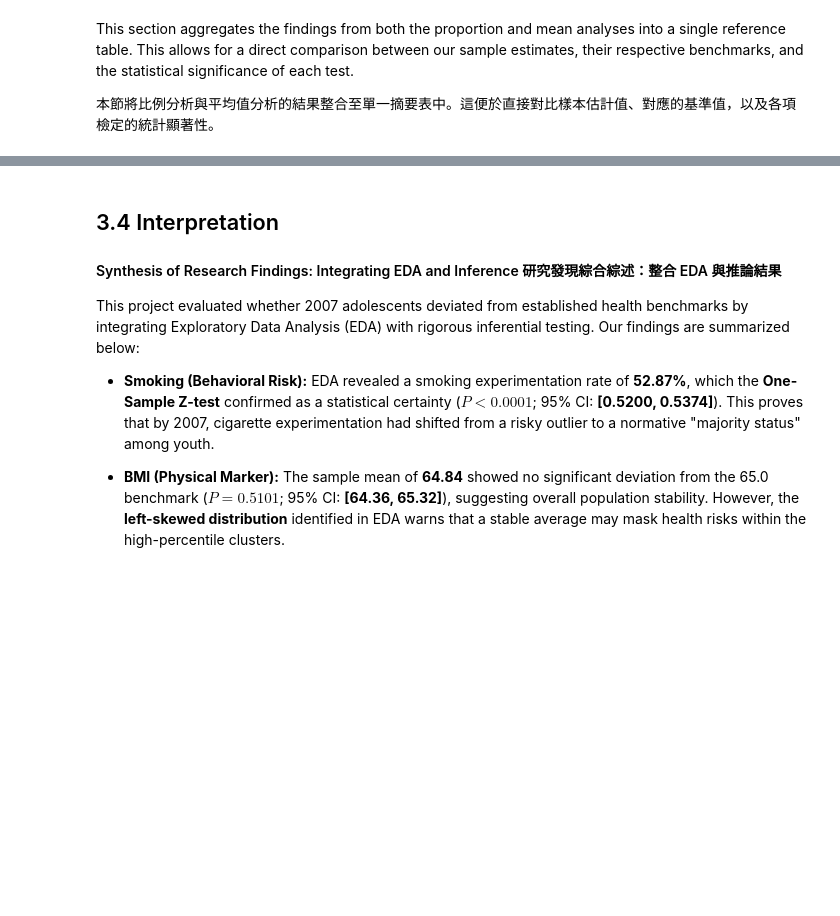
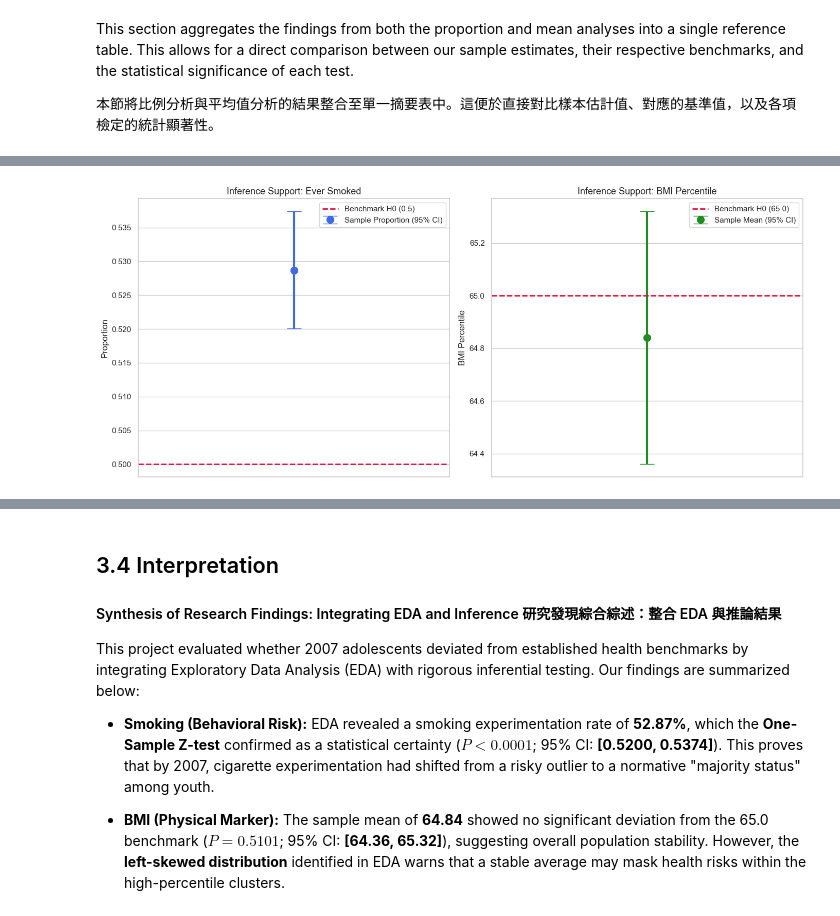
Before and after one commit to t111a50012/project-cycle-2, a Jupyter notebook: project-cycle-2-final/notebooks/03_inference.ipynb, the cells around one changed output, grey strips where cells are left out. Cells and saved outputs as stored; diff of their text form; code cells hidden in the pictures; blank space fills up the shorter version.

```diff
--- a/project-cycle-2-final/notebooks/03_inference.ipynb
+++ b/project-cycle-2-final/notebooks/03_inference.ipynb
@@ -175,0 +132,89 @@ The summary table highlights a clear distinction between the two health indicato
+# %%
+import matplotlib.pyplot as plt
+import seaborn as sns
+import os
+
+# 1. 環境設定與目錄檢查
+sns.set_theme(style="whitegrid")
+plt.rcParams['axes.unicode_minus'] = False
+
+# 確保輸出目錄存在 (Summary 文字檔目錄)
+output_dir = "../outputs/summary"
+if not os.path.exists(output_dir):
+    os.makedirs(output_dir)
+
+# --- 新增：確保圖片輸出目錄存在 ---
+figures_dir = "../outputs/figures"
+if not os.path.exists(figures_dir):
+    os.makedirs(figures_dir)
+
+file_path = os.path.join(output_dir, "final_summary.txt")
+# --- 新增：定義圖片儲存路徑 ---
+figure_save_path = os.path.join(figures_dir, "inference_plots.png")
+
+# 2. 填入你的最新正確數據
+p_hat, p0 = 0.5287, 0.5
+ci_p = [0.5201, 0.5374]
+p_val_p = "8.9392e-11"
+
+x_bar, mu0 = 64.84, 65.0
+ci_m = [64.36, 65.32]
+p_val_m = "0.5191"
+
+# --- 3. 繪製圖表 (視覺化部分) ---
+fig, (ax1, ax2) = plt.subplots(1, 2, figsize=(14, 6))
+
+# 圖 A: Smoking Proportion
+err_p = [[p_hat - ci_p[0]], [ci_p[1] - p_hat]]
+ax1.errorbar(x=[0], y=[p_hat], yerr=err_p, fmt='o', capsize=10,
+             color='royalblue', markersize=10, elinewidth=3, label='Sample Proportion (95% CI)')
+ax1.axhline(y=p0, color='crimson', linestyle='--', linewidth=2, label=f'Benchmark H0 ({p0})')
+ax1.set_title('Inference Support: Ever Smoked', fontsize=13)
+ax1.set_xticks([])
+ax1.set_ylabel('Proportion')
+ax1.legend()
+
+# 圖 B: BMI Percentile Mean
+err_m = [[x_bar - ci_m[0]], [ci_m[1] - x_bar]]
+ax2.errorbar(x=[0], y=[x_bar], yerr=err_m, fmt='o', capsize=10,
+             color='forestgreen', markersize=10, elinewidth=3, label='Sample Mean (95% CI)')
+ax2.axhline(y=mu0, color='crimson', linestyle='--', linewidth=2, label=f'Benchmark H0 ({mu0})')
+ax2.set_title('Inference Support: BMI Percentile', fontsize=13)
+ax2.set_xticks([])
+ax2.set_ylabel('BMI Percentile')
+ax2.legend()
+
+plt.tight_layout()
+
+# --- 新增：儲存圖形 ---
+# dpi=300 可以讓圖片更清晰，適合放進報告
+plt.savefig(figure_save_path, dpi=300)
+print(f"[系統訊息] 圖形已成功儲存至: {figure_save_path}")
+
+plt.show()
+
+# --- 4. 文字內容準備與檔案寫入 ---
+# (這部分維持原樣)
+summary_text = []
+summary_text.append("="*75)
+summary_text.append(f"{'Summary of Inferential Results 推論結果摘要':^75}")
+summary_text.append("="*75)
+summary_text.append(f"{'Variable':<22} | {'H0':>6} | {'Estimate':>8} | {'95% CI':>18} | {'P-Value':>12}")
+summary_text.append("-" * 75)
+summary_text.append(f"{'Smoking Proportion':<22} | {p0:>6.1f} | {p_hat:>8.4f} | [{ci_p[0]:.4f}, {ci_p[1]:.4f}] | {p_val_p:>12}")
+summary_text.append(f"{'BMI Percentile Mean':<22} | {mu0:>6.1f} | {x_bar:>8.2f} | [{ci_m[0]:.2f}, {ci_m[1]:.2f}] | {p_val_m:>12}")
+summary_text.append("\n" + "="*75)
+summary_text.append("結論 (Interpretation):")
+summary_text.append(f"1. 曾吸菸比例：P 值 ({p_val_p}) 極小，且信賴區間不包含基準值 0.5。")
+summary_text.append("   結論：拒絕 H0，樣本比例與基準值有顯著差異。")
+summary_text.append(f"2. BMI 平均數：P 值 ({p_val_m}) 大於 0.05，且信賴區間包含了基準值 65.0。")
+summary_text.append("   結論：無法拒絕 H0，樣本平均與基準值無顯著差異。")
+summary_text.append("="*75)
+
+full_content = "\n".join(summary_text)
+with open(file_path, "w", encoding="utf-8") as f:
+    f.write(full_content)
+
+print(full_content)
+print(f"\n[系統訊息] 摘要檔案已更新至: {file_path}")
+# %% [output]
@@ -175,0 +222 @@ The summary table highlights a clear distinction between the two health indicato
+[figure, added]
```
Also changed, not shown: parts of 4 cells of this notebook, 8 other files.
